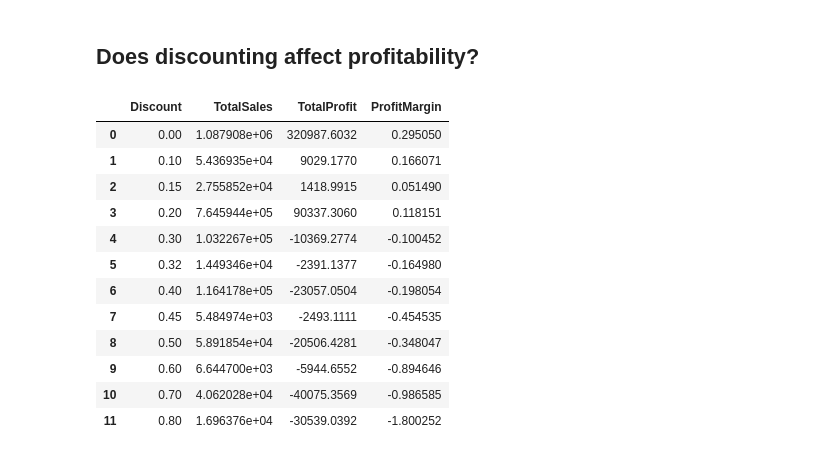
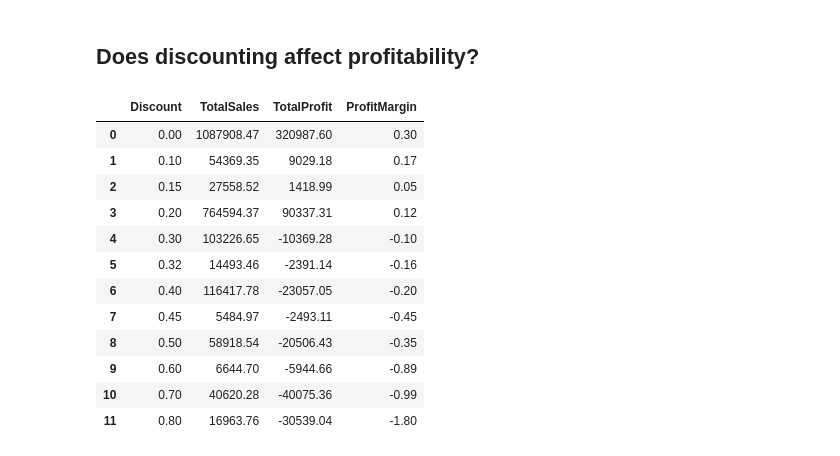
Before and after one commit to Yvonneamg/Ecommerce_Sales_Analysis, a Jupyter notebook: Ecommerce_Sales_Analysis.ipynb, the cells around one changed output. Drawn from its saved outputs; the diff is of its cells as text; code cells hidden in the pictures.

```diff
--- a/Ecommerce_Sales_Analysis.ipynb
+++ b/Ecommerce_Sales_Analysis.ipynb
@@ -727,27 +757,27 @@ df["Discount_Band"] = pd.cut(
 # %%
 discount_analysis_query = """
 SELECT
 Discount,
-SUM(Sales) AS TotalSales,
-SUM(Profit) AS TotalProfit,
-SUM(Profit) / SUM(Sales) AS ProfitMargin
+round(SUM(Sales),2) AS TotalSales,
+round(SUM(Profit),2) AS TotalProfit,
+round(SUM(Profit) / SUM(Sales),2) AS ProfitMargin
 FROM sales
 GROUP BY Discount
 ORDER BY Discount;
 """
 discount_analysis = pd.read_sql_query(discount_analysis_query, conn)
 discount_analysis
 # %% [output]
 |  | Discount | TotalSales | TotalProfit | ProfitMargin |
-| 0 | 0.00 | 1.087908e+06 | 320987.6032 | 0.295050 |
-| 1 | 0.10 | 5.436935e+04 | 9029.1770 | 0.166071 |
-| 2 | 0.15 | 2.755852e+04 | 1418.9915 | 0.051490 |
-| 3 | 0.20 | 7.645944e+05 | 90337.3060 | 0.118151 |
-| 4 | 0.30 | 1.032267e+05 | -10369.2774 | -0.100452 |
-| 5 | 0.32 | 1.449346e+04 | -2391.1377 | -0.164980 |
-| 6 | 0.40 | 1.164178e+05 | -23057.0504 | -0.198054 |
-| 7 | 0.45 | 5.484974e+03 | -2493.1111 | -0.454535 |
-| 8 | 0.50 | 5.891854e+04 | -20506.4281 | -0.348047 |
-| 9 | 0.60 | 6.644700e+03 | -5944.6552 | -0.894646 |
-| 10 | 0.70 | 4.062028e+04 | -40075.3569 | -0.986585 |
-| 11 | 0.80 | 1.696376e+04 | -30539.0392 | -1.800252 |
+| 0 | 0.00 | 1087908.47 | 320987.60 | 0.30 |
+| 1 | 0.10 | 54369.35 | 9029.18 | 0.17 |
+| 2 | 0.15 | 27558.52 | 1418.99 | 0.05 |
+| 3 | 0.20 | 764594.37 | 90337.31 | 0.12 |
+| 4 | 0.30 | 103226.65 | -10369.28 | -0.10 |
+| 5 | 0.32 | 14493.46 | -2391.14 | -0.16 |
+| 6 | 0.40 | 116417.78 | -23057.05 | -0.20 |
+| 7 | 0.45 | 5484.97 | -2493.11 | -0.45 |
+| 8 | 0.50 | 58918.54 | -20506.43 | -0.35 |
+| 9 | 0.60 | 6644.70 | -5944.66 | -0.89 |
+| 10 | 0.70 | 40620.28 | -40075.36 | -0.99 |
+| 11 | 0.80 | 16963.76 | -30539.04 | -1.80 |
```
Also changed, not shown: parts of 10 cells of this notebook, 2 other files.
